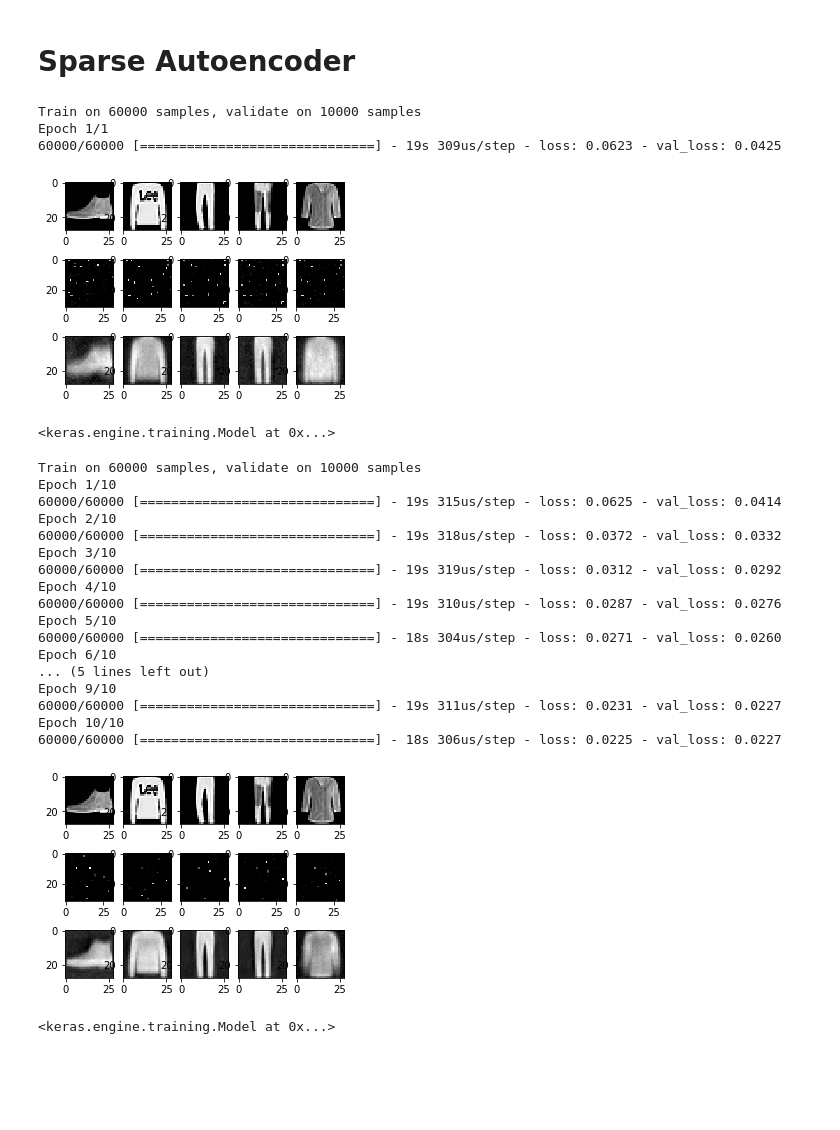
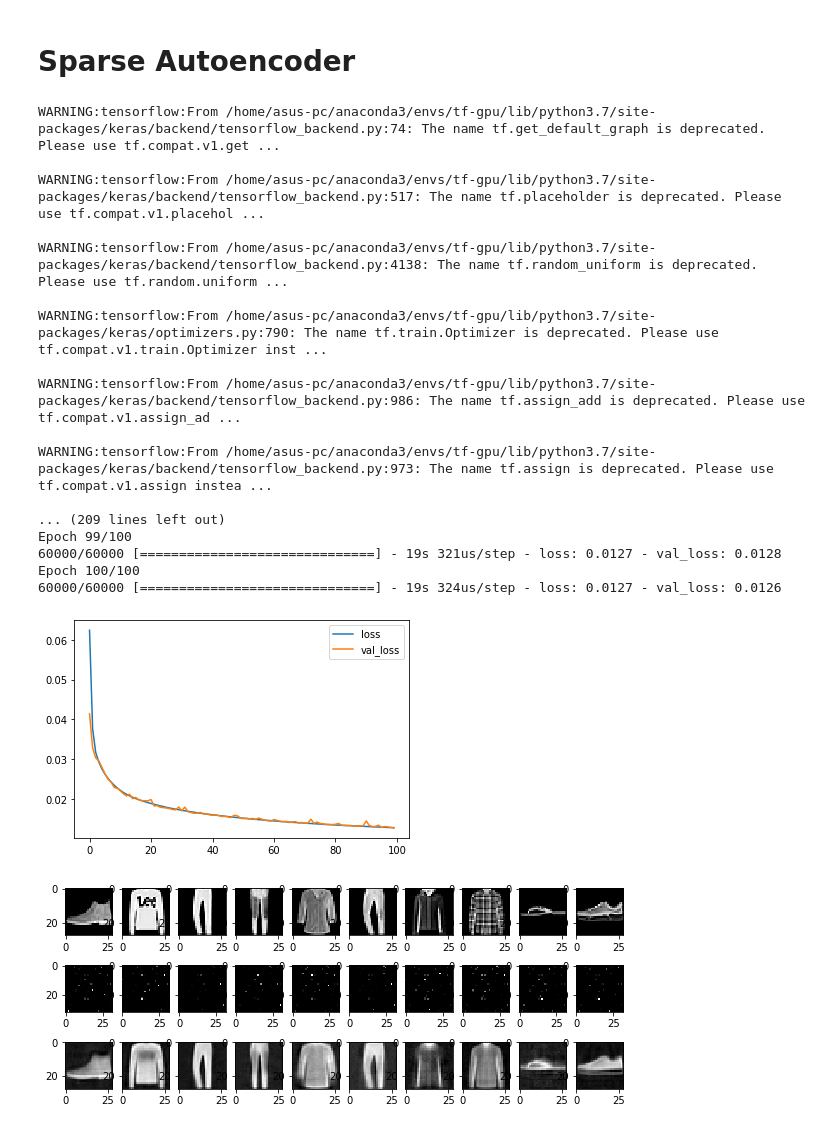
Before and after one commit to rubelbd82/deep_neural_network, a Jupyter notebook: Autoencoder/AutoencoderSparse.ipynb, the cells around one changed output. Cells and saved outputs as stored; diff of their text form; code cells hidden in the pictures; blank space fills up the shorter version.

```diff
--- a/Autoencoder/AutoencoderSparse.ipynb
+++ b/Autoencoder/AutoencoderSparse.ipynb
@@ -171,6 +79,10 @@ def getSparseAE(epochs=2, verbose=1):
     model = Model(input_layer, output_layer)
 
 
+    # Early dropping
+
+    early = EarlyStopping(monitor='val_loss', min_delta=0, patience=10, verbose=1, mode='auto')
+
     # model.summary()
 
     model.compile(optimizer='adadelta', loss='mse')
@@ -178,10 +90,9 @@ def getSparseAE(epochs=2, verbose=1):
     # fit autoencoder
     fit = model.fit(x_train, x_train, epochs=epochs,  shuffle=True,
               validation_data=(x_test, x_test),
-              verbose=verbose)
+              verbose=verbose, callbacks=[early])
 
-
-    # model_history_plot(fit.history)
+    model_history_plot(fit.history)
 
     # Following codes are written for demonstration purpose only
 
@@ -189,39 +100,29 @@ def getSparseAE(epochs=2, verbose=1):
     encoded_imgs = encoder.predict(x_test)
     decoded_imgs = model.predict(x_test)
 
-    n = 20
-
-    show_result(x_test, encoded_imgs, decoded_imgs, latent_img_width=32, latent_img_height=32)
-
-
-    return model
+    return x_test, encoded_imgs, decoded_imgs
-# %%
-getSparseAE(epochs=1)
-# %% [output]
-Train on 60000 samples, validate on 10000 samples
-Epoch 1/1
-60000/60000 [==============================] - 19s 309us/step - loss: 0.0623 - val_loss: 0.0425
-[figure, removed]
-<keras.engine.training.Model at 0x...>
-# %%
-getSparseAE(epochs=10)
-# %% [output]
-Train on 60000 samples, validate on 10000 samples
-Epoch 1/10
-60000/60000 [==============================] - 19s 315us/step - loss: 0.0625 - val_loss: 0.0414
-Epoch 2/10
-60000/60000 [==============================] - 19s 318us/step - loss: 0.0372 - val_loss: 0.0332
-Epoch 3/10
-60000/60000 [==============================] - 19s 319us/step - loss: 0.0312 - val_loss: 0.0292
-Epoch 4/10
-60000/60000 [==============================] - 19s 310us/step - loss: 0.0287 - val_loss: 0.0276
-Epoch 5/10
-60000/60000 [==============================] - 18s 304us/step - loss: 0.0271 - val_loss: 0.0260
-Epoch 6/10
-... (5 lines left out)
-Epoch 9/10
-60000/60000 [==============================] - 19s 311us/step - loss: 0.0231 - val_loss: 0.0227
-Epoch 10/10
-60000/60000 [==============================] - 18s 306us/step - loss: 0.0225 - val_loss: 0.0227
-[figure, removed]
-<keras.engine.training.Model at 0x...>
+# %%
+x_test, encoded_imgs, decoded_imgs = getSparseAE(epochs=100)
+# %% [output]
+WARNING:tensorflow:From /home/asus-pc/anaconda3/envs/tf-gpu/lib/python3.7/site-packages/keras/backend/tensorflow_backend.py:74: The name tf.get_default_graph is deprecated. Please use tf.compat.v1.get ...
+
+WARNING:tensorflow:From /home/asus-pc/anaconda3/envs/tf-gpu/lib/python3.7/site-packages/keras/backend/tensorflow_backend.py:517: The name tf.placeholder is deprecated. Please use tf.compat.v1.placehol ...
+
+WARNING:tensorflow:From /home/asus-pc/anaconda3/envs/tf-gpu/lib/python3.7/site-packages/keras/backend/tensorflow_backend.py:4138: The name tf.random_uniform is deprecated. Please use tf.random.uniform ...
+
+WARNING:tensorflow:From /home/asus-pc/anaconda3/envs/tf-gpu/lib/python3.7/site-packages/keras/optimizers.py:790: The name tf.train.Optimizer is deprecated. Please use tf.compat.v1.train.Optimizer inst ...
+
+WARNING:tensorflow:From /home/asus-pc/anaconda3/envs/tf-gpu/lib/python3.7/site-packages/keras/backend/tensorflow_backend.py:986: The name tf.assign_add is deprecated. Please use tf.compat.v1.assign_ad ...
+
+WARNING:tensorflow:From /home/asus-pc/anaconda3/envs/tf-gpu/lib/python3.7/site-packages/keras/backend/tensorflow_backend.py:973: The name tf.assign is deprecated. Please use tf.compat.v1.assign instea ...
+
+... (209 lines left out)
+Epoch 99/100
+60000/60000 [==============================] - 19s 321us/step - loss: 0.0127 - val_loss: 0.0128
+Epoch 100/100
+60000/60000 [==============================] - 19s 324us/step - loss: 0.0127 - val_loss: 0.0126
+[figure, added]
+# %%
+show_result(x_test, encoded_imgs, decoded_imgs, latent_img_width=32, latent_img_height=32, n=10)
+# %% [output]
+[figure, added]
```
Also changed, not shown: parts of 6 cells of this notebook, 16 other files.
